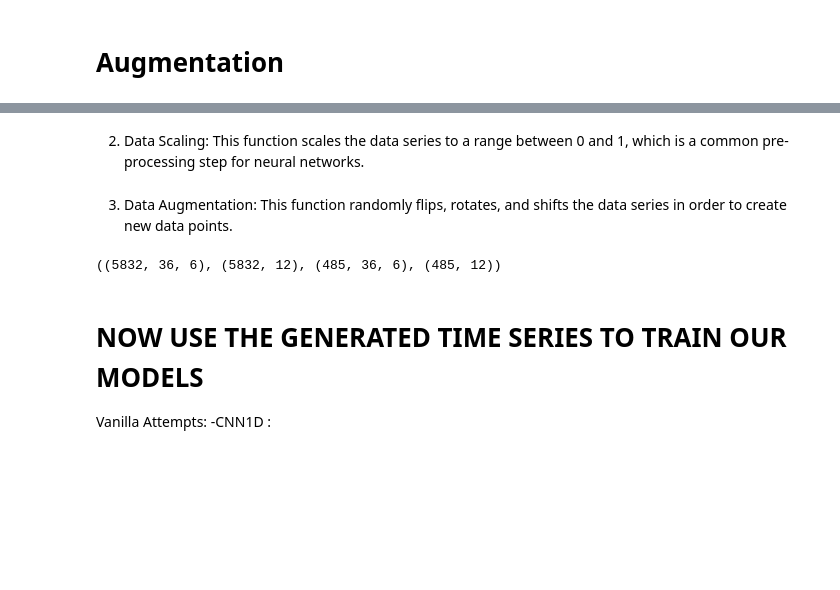
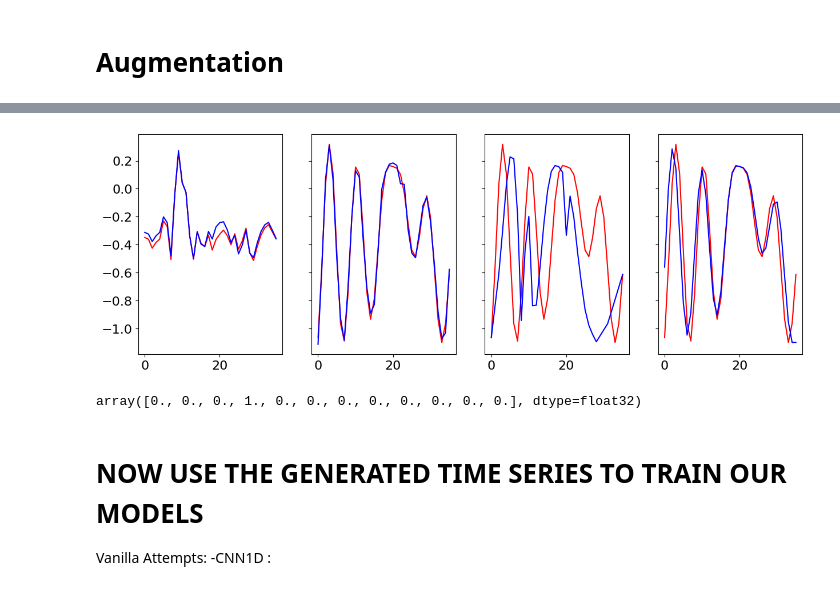
Before and after one commit to marcofasa/AN2DL-Challenges, a Jupyter notebook: Homework2/Models/ModelsRaf/Preprocessing_Nic.ipynb, the cells around one changed output, grey strips where cells are left out. Drawn from its saved outputs; the diff is of its cells as text; code cells hidden in the pictures; blank space fills up the shorter version.

```diff
--- a/Homework2/Models/ModelsRaf/Preprocessing_Nic.ipynb
+++ b/Homework2/Models/ModelsRaf/Preprocessing_Nic.ipynb
@@ -268,0 +81,7 @@ x_train.shape, y_train.shape, x_test.shape, y_test.shape
+# %%
+x_old = x_train.copy()
+x_train = normalize_single_series(x_train)
+x_test  = normalize_single_series(x_test)
+x_val   = normalize_single_series(x_val)
+
+x_train.shape
@@ -268,0 +102,20 @@ x_train.shape, y_train.shape, x_test.shape, y_test.shape
+# %%
+augmentation = True #NOW IS FALSE SINCE IS TO CORRECT THE WAY IT ADD NOISE
+np.random.seed(45)
+
+y_new = y_train.copy()
+x_new = x_train.copy()
+if augmentation:
+  weights = [0.01,0.02,0.05]
+  for w in weights:
+    for i in tqdm(range(0,x_train.shape[0])):
+      aug = add_noise(x_train[i],w)
+      aug = np.expand_dims(aug, axis=0)
+      #print(aug.shape,x_new.shape)
+      #print(y_new.shape,y_train.shape)
+      x_new    = np.vstack([x_new,aug])
+      y_new    = np.vstack([y_new,y_train[i]])
+
+x_train = x_new
+y_train = y_new
+x_train.shape,y_train.shape
@@ -299,2 +127,0 @@ plot_aug(x_train[0, :, 0], x_noise[0, :, 0])
-# %% [markdown]
-2. Data Scaling: This function scales the data series to a range between 0 and 1, which is a common pre-processing step for neural networks.
@@ -307,3 +127,0 @@ def data_scaling(data):
-# %% [markdown]
-
-3. Data Augmentation: This function randomly flips, rotates, and shifts the data series in order to create new data points.
@@ -322 +128,19 @@ def data_augmentation(data):
+# %%
+fig, ax =  plt.subplots(1, 4, figsize=(15, 5), sharey=True)
+
+ax[0].plot(x_train[0, :, 0], color="red")
+ax[0].plot(aug.magnitude_warp(x_train, sigma=0.1, knot=10)[0, :, 0], color="blue")
+
+ax[1].plot(x_train[2, :, 0], color="red")
+ax[1].plot(aug.jitter(x_train, sigma=0.05)[2, :, 0], color="blue")
+
+ax[2].plot(x_train[2, :, 0], color="red")
+ax[2].plot(aug.time_warp(x_train)[2, :, 0], color="blue")
+
+ax[3].plot(x_train[2, :, 0], color="red")
+ax[3].plot(aug.window_slice(x_train)[2, :, 0], color="blue")
+
+plt.show()
+# %% [output]
+[figure, added]
 # %%
@@ -335,14 +156,10 @@ y_train = np.append(y_train, y_train[:2000])
 indexes = np.random.choice(x_train.shape[0], x_train.shape[0])
 x_train = x_train[indexes]
 y_train = y_train[indexes]
-# %%
-# Convert the sparse labels to categorical values
-y_train = tfk.utils.to_categorical(y_train)
-y_test = tfk.utils.to_categorical(y_test)
-
-x_train.shape, y_train.shape, x_test.shape, y_test.shape
-# %% [output]
-((5832, 36, 6), (5832, 12), (485, 36, 6), (485, 12))
+# %%
+y_train[0]
+# %% [output]
+array([0., 0., 0., 1., 0., 0., 0., 0., 0., 0., 0., 0.], dtype=float32)
 # %% [markdown]
 # NOW USE THE GENERATED TIME SERIES TO TRAIN OUR MODELS
 
```
Also changed, not shown: parts of 42 cells of this notebook.
